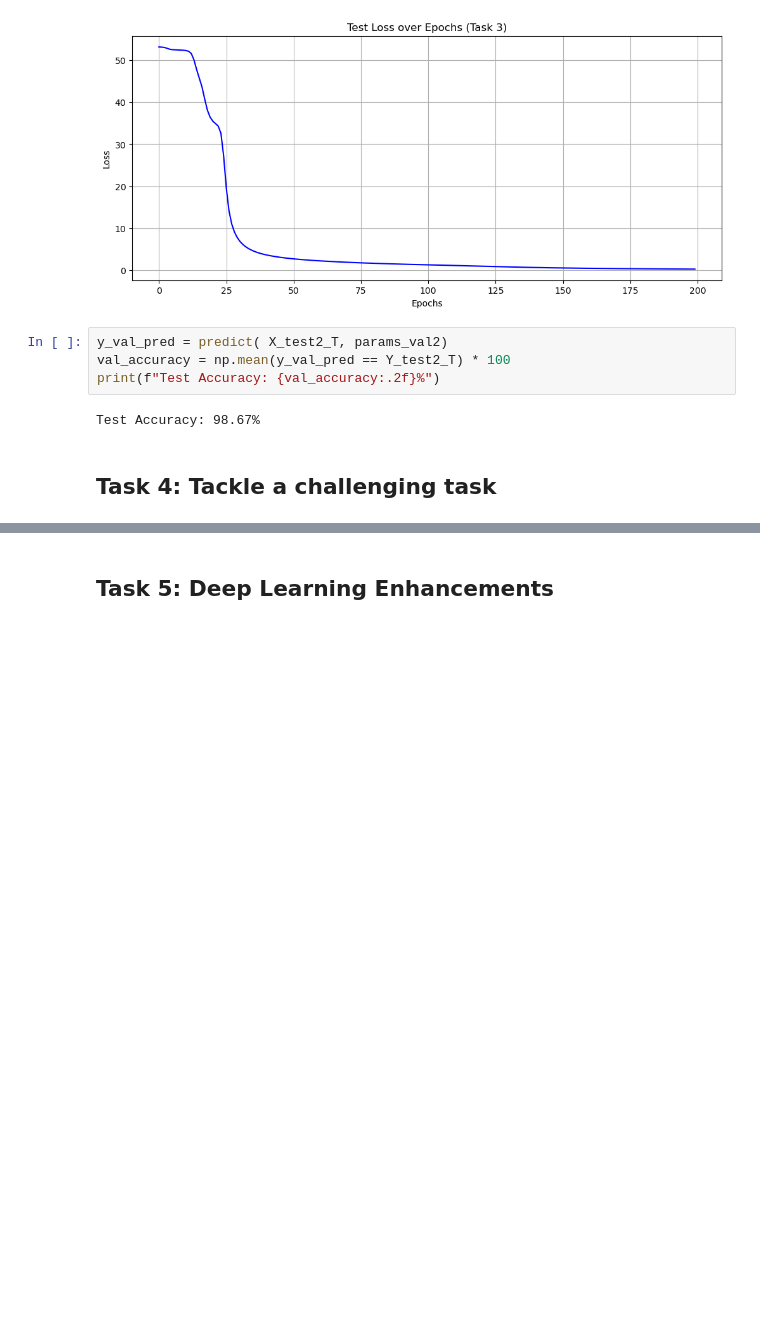
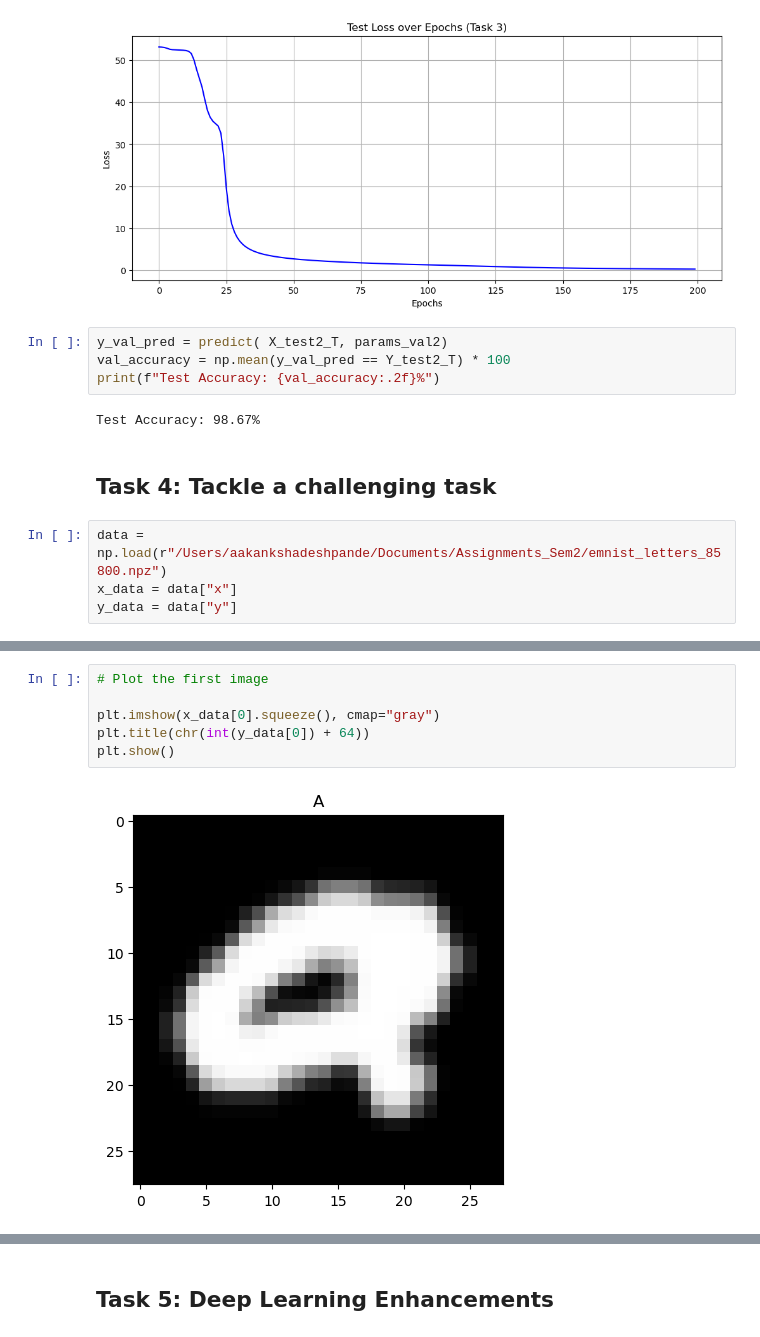
Before and after one commit to aakanksha1500/CT5133_DL_colab, a Jupyter notebook: DL_Assignment1_latest.ipynb, the cells around one changed output, grey strips where cells are left out. Drawn from its saved outputs; the diff is of its cells as text; blank space fills up the shorter version.

```diff
--- a/DL_Assignment1_latest.ipynb
+++ b/DL_Assignment1_latest.ipynb
@@ -653,3 +727,7 @@ print(f"Test Accuracy: {val_accuracy:.2f}%")
 Test Accuracy: 98.67%
 # %% [markdown]
 ## Task 4: Tackle a challenging task
+# %%
+data = np.load(r"/Users/aakankshadeshpande/Documents/Assignments_Sem2/emnist_letters_85800.npz")
+x_data = data["x"]
+y_data = data["y"]
@@ -655,0 +753,8 @@ Test Accuracy: 98.67%
+# %%
+# Plot the first image
+
+plt.imshow(x_data[0].squeeze(), cmap="gray")
+plt.title(chr(int(y_data[0]) + 64))
+plt.show()
+# %% [output]
+[figure, added]
```
Also changed, not shown: parts of 23 cells of this notebook.
